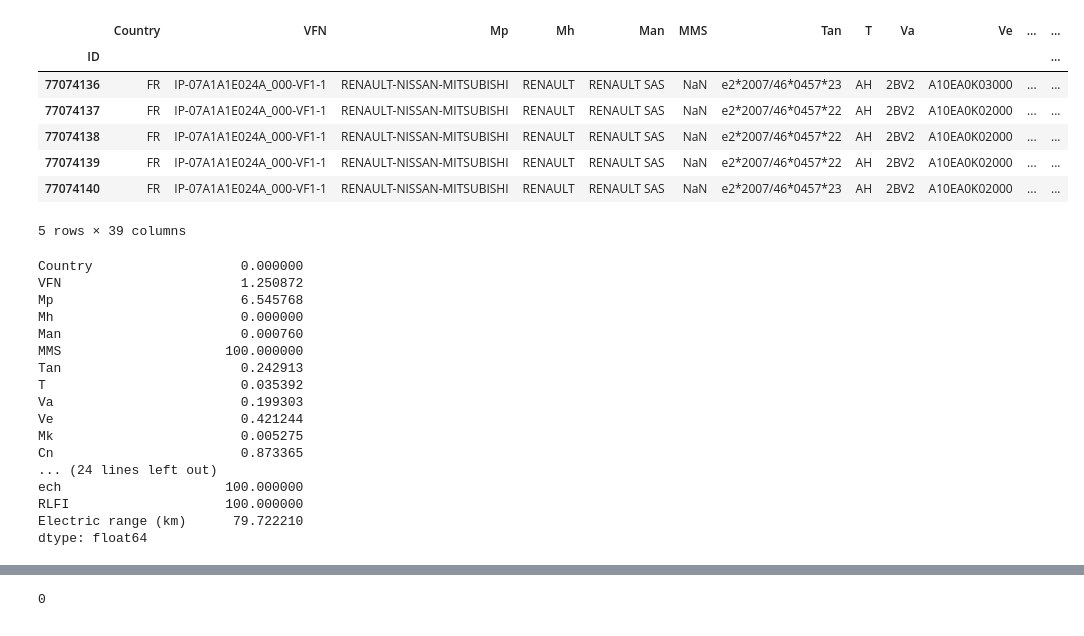
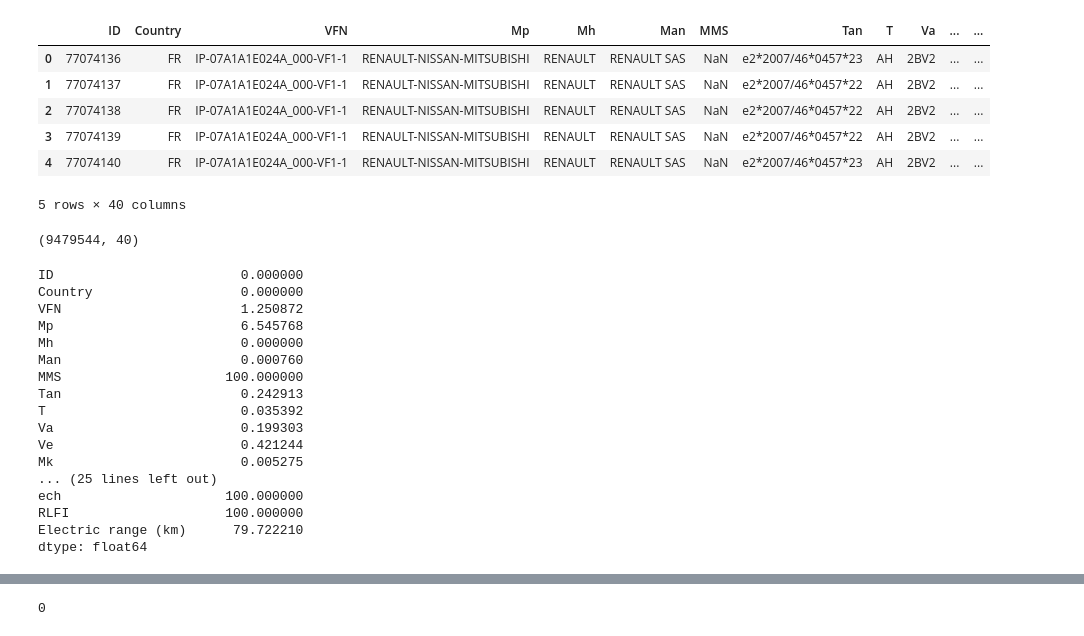
Before and after one commit to Pax-27/Projet_CO2_DA_Ju2024, a Jupyter notebook: Europe_2022.ipynb, the cells around one changed output, grey strips where cells are left out. Cells and saved outputs as stored; diff of their text form; code cells hidden in the pictures.

```diff
--- a/Europe_2022.ipynb
+++ b/Europe_2022.ipynb
@@ -24,48 +25,51 @@ types = {"ID" : 'Int64',
          "Cr" : object,
          "r" : object,
          "m (kg)" : 'Int64',
          "Mt" : 'Int64',
          "Enedc (g/km)" : 'Int64',
          "Ewltp (g/km)" : 'Int64',
          "W (mm)" : 'Int64',
          "At1 (mm)" : 'Int64',
          "At2 (mm)" : 'Int64',
          "Ft" : object,
          "Fm" : object,
          "ec (cm3)" : 'Int64',
          "ep (KW)" : 'Int64',
          "z (Wh/km)" : 'Int64',
          "IT" : object,
          "Ernedc (g/km)" :'Float64',
          "Erwltp (g/km)" : 'Float64',
          "De" : 'Float64',
          "Vf" : 'Int64',
          "Status" : object,
          "year" : 'Int64',
          "Fuel consumption" : 'Float64',
          "Electric range (km)" : object}
 
 # Chargement d'un jeu de données dans un DataFrame nommé df:
 df = pd.read_csv('Eu_2022.csv',
                  sep=',',
-                 dtype = types,
-                 index_col = 'ID')
+                 dtype = types)
 
 # Affichage des 5 premières lignes:
-df.head()
+display(df.head())
 # %% [output]
-|  | Country | VFN | Mp | Mh | Man | MMS | Tan | T | Va | Ve | ... | ... |
-| ID |  |  |  |  |  |  |  |  |  |  |  | ... |
-| 77074136 | FR | IP-07A1A1E024A_000-VF1-1 | RENAULT-NISSAN-MITSUBISHI | RENAULT | RENAULT SAS | NaN | e2*2007/46*0457*23 | AH | 2BV2 | A10EA0K03000 | ... | ... |
-| 77074137 | FR | IP-07A1A1E024A_000-VF1-1 | RENAULT-NISSAN-MITSUBISHI | RENAULT | RENAULT SAS | NaN | e2*2007/46*0457*22 | AH | 2BV2 | A10EA0K02000 | ... | ... |
-| 77074138 | FR | IP-07A1A1E024A_000-VF1-1 | RENAULT-NISSAN-MITSUBISHI | RENAULT | RENAULT SAS | NaN | e2*2007/46*0457*22 | AH | 2BV2 | A10EA0K02000 | ... | ... |
-| 77074139 | FR | IP-07A1A1E024A_000-VF1-1 | RENAULT-NISSAN-MITSUBISHI | RENAULT | RENAULT SAS | NaN | e2*2007/46*0457*22 | AH | 2BV2 | A10EA0K02000 | ... | ... |
-| 77074140 | FR | IP-07A1A1E024A_000-VF1-1 | RENAULT-NISSAN-MITSUBISHI | RENAULT | RENAULT SAS | NaN | e2*2007/46*0457*23 | AH | 2BV2 | A10EA0K02000 | ... | ... |
+|  | ID | Country | VFN | Mp | Mh | Man | MMS | Tan | T | Va | ... | ... |
+| 0 | 77074136 | FR | IP-07A1A1E024A_000-VF1-1 | RENAULT-NISSAN-MITSUBISHI | RENAULT | RENAULT SAS | NaN | e2*2007/46*0457*23 | AH | 2BV2 | ... | ... |
+| 1 | 77074137 | FR | IP-07A1A1E024A_000-VF1-1 | RENAULT-NISSAN-MITSUBISHI | RENAULT | RENAULT SAS | NaN | e2*2007/46*0457*22 | AH | 2BV2 | ... | ... |
+| 2 | 77074138 | FR | IP-07A1A1E024A_000-VF1-1 | RENAULT-NISSAN-MITSUBISHI | RENAULT | RENAULT SAS | NaN | e2*2007/46*0457*22 | AH | 2BV2 | ... | ... |
+| 3 | 77074139 | FR | IP-07A1A1E024A_000-VF1-1 | RENAULT-NISSAN-MITSUBISHI | RENAULT | RENAULT SAS | NaN | e2*2007/46*0457*22 | AH | 2BV2 | ... | ... |
+| 4 | 77074140 | FR | IP-07A1A1E024A_000-VF1-1 | RENAULT-NISSAN-MITSUBISHI | RENAULT | RENAULT SAS | NaN | e2*2007/46*0457*23 | AH | 2BV2 | ... | ... |
-5 rows × 39 columns
+5 rows × 40 columns
+# %%
+df.shape
+# %% [output]
+(9479544, 40)
 # %%
 # Taux de valeurs manquantes par colonnes:
 df.isna().sum()/len(df)*100
 # %% [output]
+ID                        0.000000
 Country                   0.000000
 VFN                       1.250872
 Mp                        6.545768
@@ -77,8 +81,7 @@ T                         0.035392
 Va                        0.199303
 Ve                        0.421244
 Mk                        0.005275
-Cn                        0.873365
-... (24 lines left out)
+... (25 lines left out)
 ech                     100.000000
 RLFI                    100.000000
 Electric range (km)      79.722210
```
Also changed, not shown: parts of 40 cells of this notebook.
